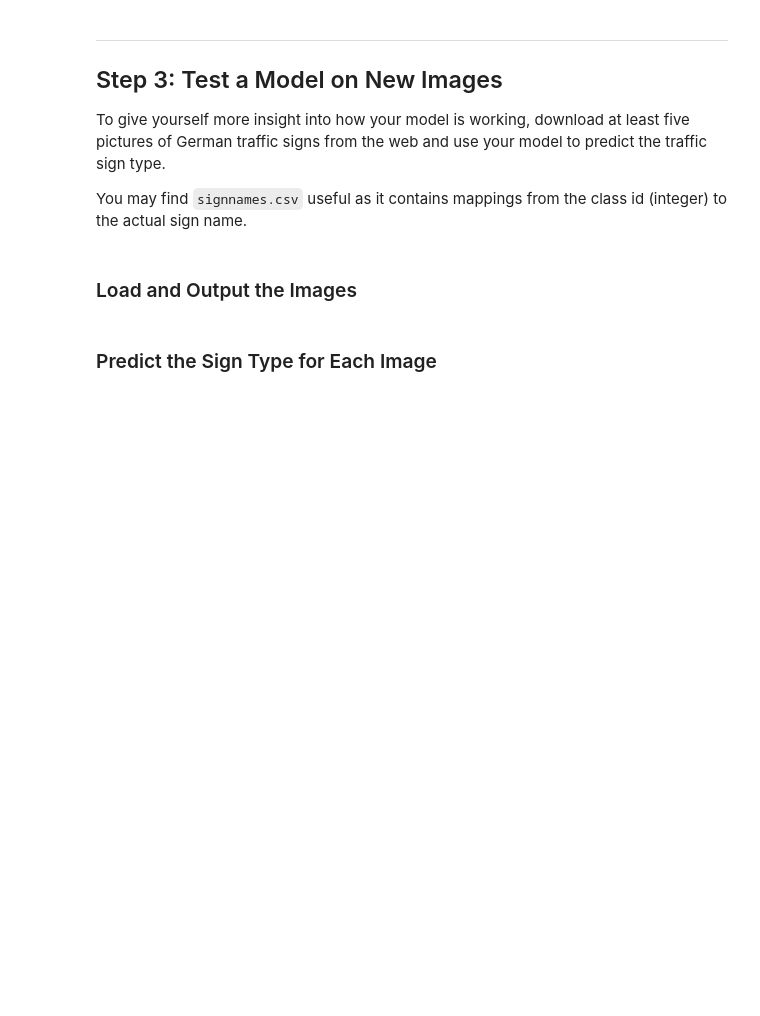
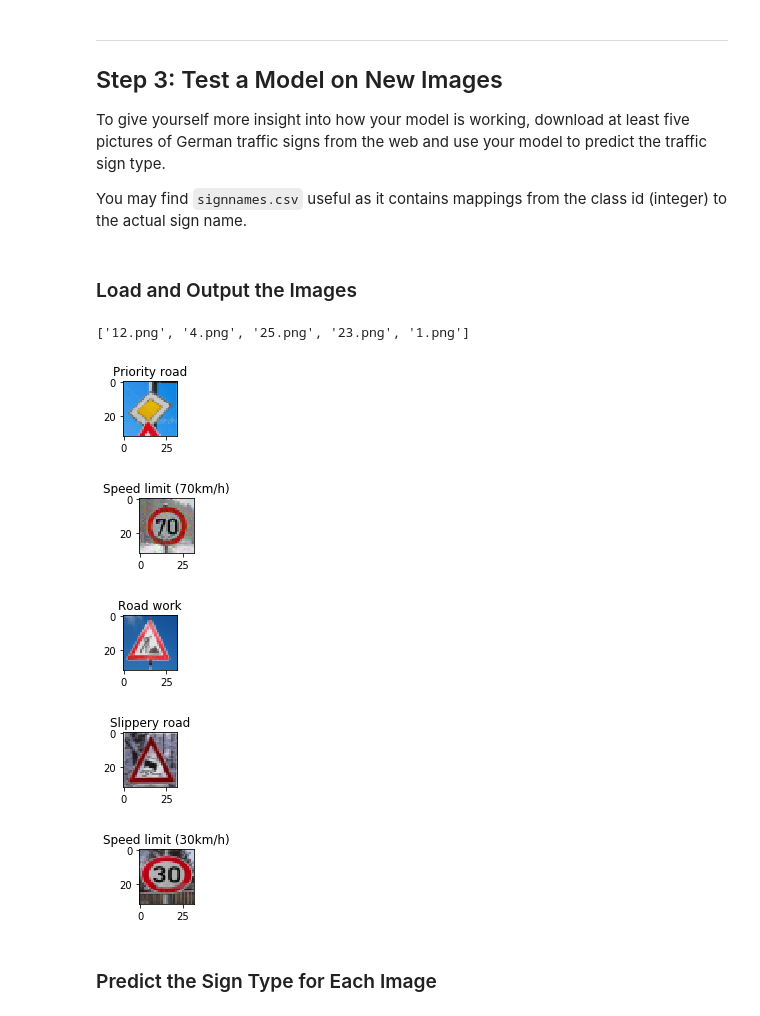
Before and after one commit to mibrahimali/CarND-Traffic-Sign-Classifier-P2, a Jupyter notebook: Traffic_Sign_Classifier.ipynb, the cells around one changed output. Cells and saved outputs as stored; diff of their text form; code cells hidden in the pictures; blank space fills up the shorter version.

```diff
--- a/Traffic_Sign_Classifier.ipynb
+++ b/Traffic_Sign_Classifier.ipynb
@@ -97,3 +96,19 @@ plt.title("Histogram with Validation Data")
 # %% [output]
 <matplotlib.text.Text at 0x...>
 [figure]
+# %%
+import csv
+
+with open('signnames.csv') as csvfile:
+    readCSV = csv.reader(csvfile, delimiter=',')
+    ClassId = []
+    SignName = []
+    for row_id,row in enumerate(readCSV):
+        if row_id == 0:
+            pass
+        else:
+            ClassId.append(row[0])
+            SignName.append(row[1])
+
+labels_map = {'class_id':ClassId,'sign_name':SignName}
+print(labels_map)
@@ -304,5 +331,27 @@ You may find `signnames.csv` useful as it contains mappings from the class id (i
 # %%
 ### Load the images and plot them here.
 ### Feel free to use as many code cells as needed.
+import os
+test_images_dir = "test_images/"
+test_images=os.listdir(test_images_dir)
+print(test_images)
+# %% [output]
+['12.png', '4.png', '25.png', '23.png', '1.png']
+# %%
+images = []
+labels = []
+for img_name in test_images:
+    img = cv2.imread(test_images_dir+img_name)
+    images.append(img[:,:,::-1])
+    labels.append(int(img_name.split('.')[0]))
+    plt.figure(figsize=(1,1))
+    plt.imshow(images[-1])
+    plt.title(labels_map['sign_name'][labels[-1]])
+# %% [output]
+[figure, added]
+[figure, added]
+[figure, added]
+[figure, added]
+[figure, added]
 # %% [markdown]
 ### Predict the Sign Type for Each Image
```
Also changed, not shown: parts of 12 cells of this notebook, 8 other files.
